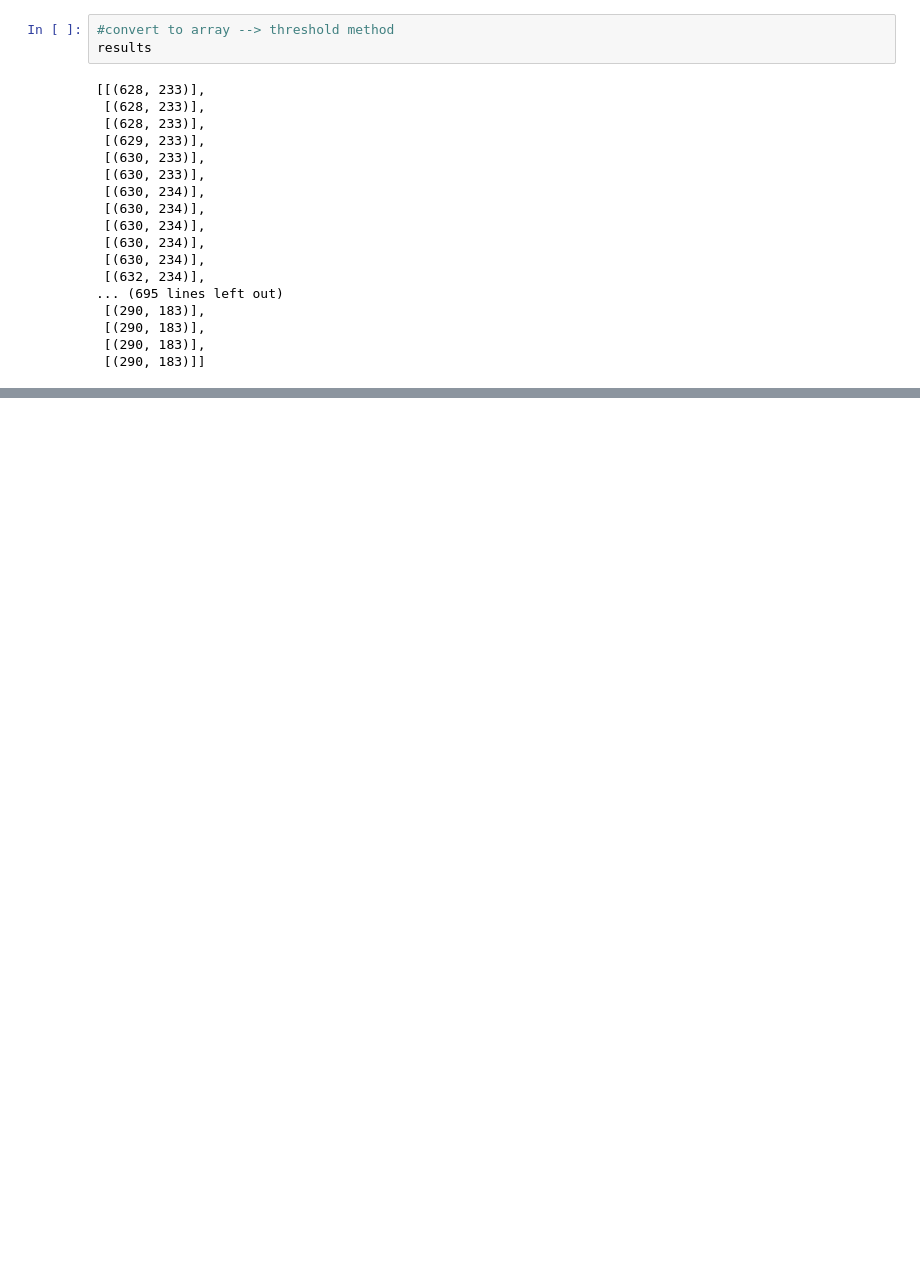
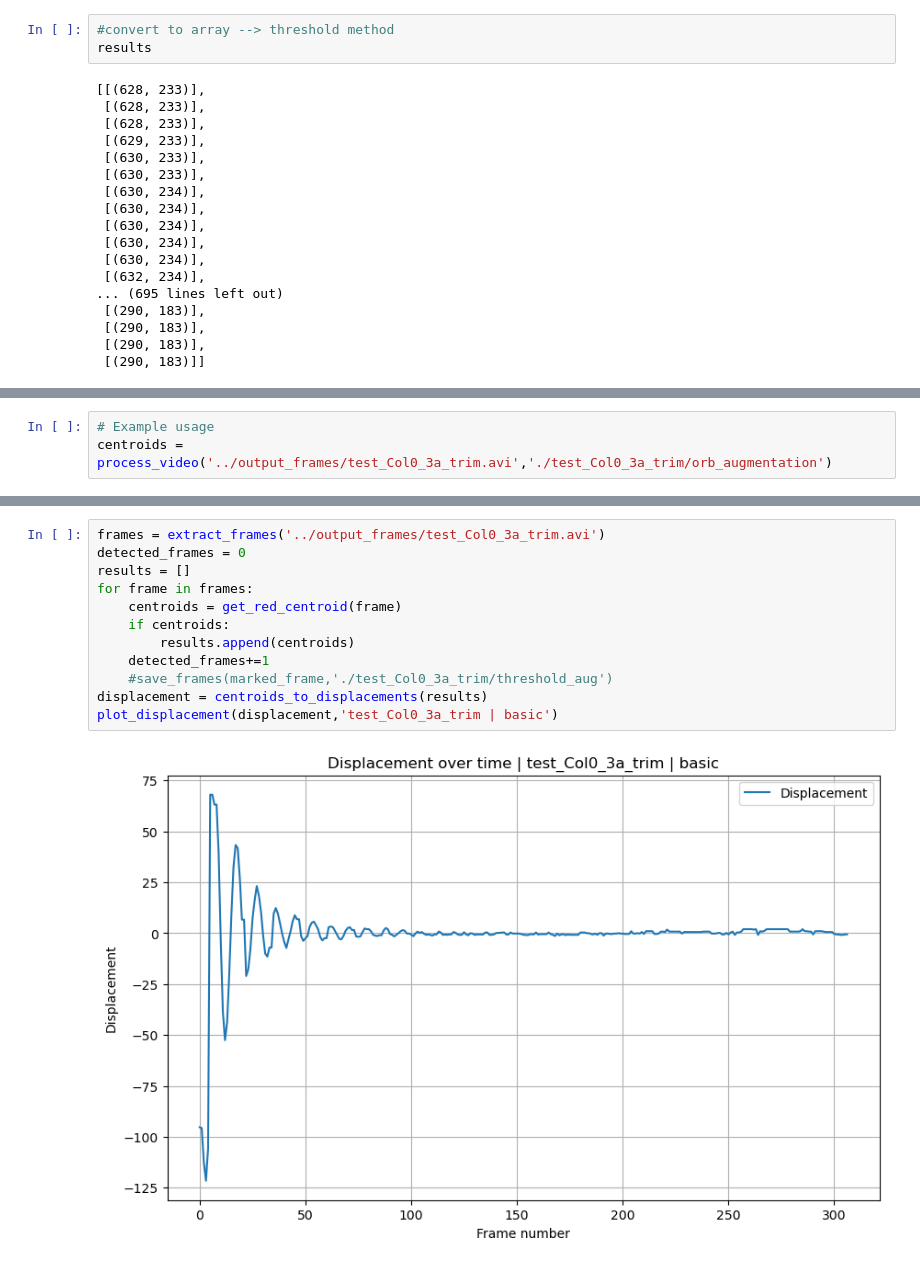
Before and after one commit to bdallard/stem_vibration_analysis, a Jupyter notebook: marker_tracking.ipynb, the cells around one changed output, grey strips where cells are left out. Cells and saved outputs as stored; diff of their text form; blank space fills up the shorter version.

```diff
--- a/marker_tracking.ipynb
+++ b/marker_tracking.ipynb
@@ -83,0 +150,3 @@ results
+# %%
+# Example usage
+centroids = process_video('../output_frames/test_Col0_3a_trim.avi','./test_Col0_3a_trim/orb_augmentation')
@@ -83,0 +238,14 @@ results
+# %%
+frames = extract_frames('../output_frames/test_Col0_3a_trim.avi')
+detected_frames = 0
+results = []
+for frame in frames:
+    centroids = get_red_centroid(frame)
+    if centroids:
+        results.append(centroids)
+    detected_frames+=1
+    #save_frames(marked_frame,'./test_Col0_3a_trim/threshold_aug')
+displacement = centroids_to_displacements(results)
+plot_displacement(displacement,'test_Col0_3a_trim | basic')
+# %% [output]
+[figure, added]
```
Also changed, not shown: parts of 32 cells of this notebook.
